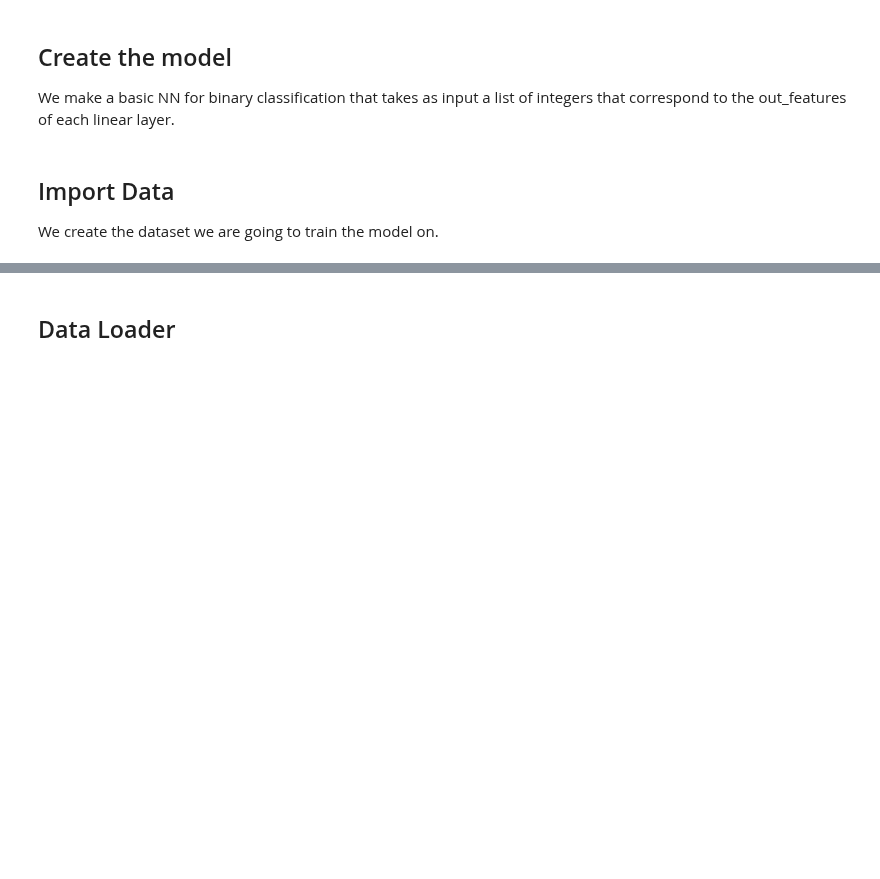
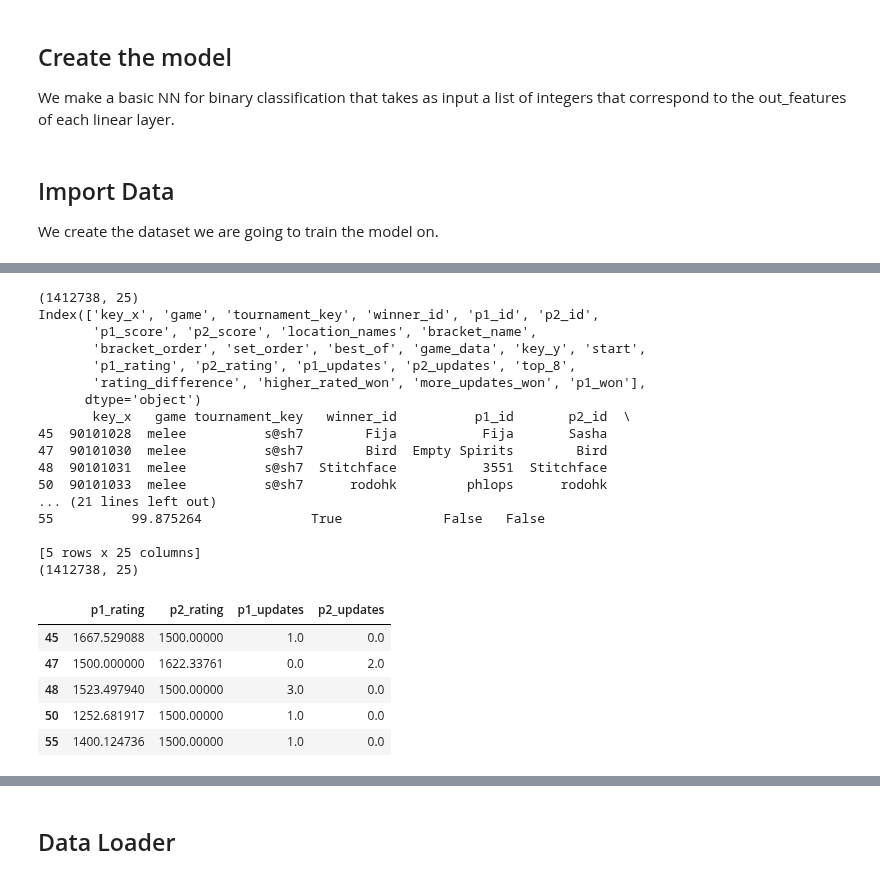
Before and after one commit to jjaw89/fall-2024-smash-melee-top-8-prediction, a Jupyter notebook: baseline_models/optuna_baseline.ipynb, the cells around one changed output, grey strips where cells are left out. Cells and saved outputs as stored; diff of their text form; code cells hidden in the pictures; blank space fills up the shorter version.

```diff
--- a/baseline_models/optuna_baseline.ipynb
+++ b/baseline_models/optuna_baseline.ipynb
@@ -99,28 +102,52 @@ df['rating_difference'].describe()
 # %%
-# df = df[df['top_8'] == True]
-df = df[df['rating_difference'] > 1]
-df = df[df['rating_difference'] < 10]
+df = df[df['top_8'] == False]
+# df = df[df['rating_difference'] > 1]
+# df = df[df['rating_difference'] < 10]
 print(df.shape)
 print(df.columns)
 
 features = ['p1_rating', 'p2_rating', 'p1_updates', 'p2_updates']
 # features = ['p1_updates', 'p2_updates']
 # features = ['p1_rating', 'p2_rating']
 print(df.head())
 print(df.shape)
 
 # # features = ['a', 'b', 'c', 'd', 'e', 'f', 'g', 'h']
 
 X = df[features].astype(float).values  # Convert to numpy array
 y = df['p1_won'].astype(float).values  # Convert to numpy array
 X_train, X_test, y_train, y_test = train_test_split(X, y, train_size=.7, random_state=42)
 X_test, X_val, y_test, y_val = train_test_split(X_test, y_test, train_size=.5, random_state=103)
 
 # # Convert the splits to PyTorch tensors and reshape y to be 2D
 X_train, y_train = torch.tensor(X_train, dtype=torch.float32), torch.tensor(y_train, dtype=torch.float32).unsqueeze(1)
 X_test, y_test = torch.tensor(X_test, dtype=torch.float32), torch.tensor(y_test, dtype=torch.float32).unsqueeze(1)
 X_val, y_val = torch.tensor(X_val, dtype=torch.float32), torch.tensor(y_val, dtype=torch.float32).unsqueeze(1)
 df[features].head()
+# %% [output]
+(1412738, 25)
+Index(['key_x', 'game', 'tournament_key', 'winner_id', 'p1_id', 'p2_id',
+       'p1_score', 'p2_score', 'location_names', 'bracket_name',
+       'bracket_order', 'set_order', 'best_of', 'game_data', 'key_y', 'start',
+       'p1_rating', 'p2_rating', 'p1_updates', 'p2_updates', 'top_8',
+       'rating_difference', 'higher_rated_won', 'more_updates_won', 'p1_won'],
+      dtype='object')
+       key_x   game tournament_key   winner_id          p1_id       p2_id  \
+45  90101028  melee          s@sh7        Fija           Fija       Sasha
+47  90101030  melee          s@sh7        Bird  Empty Spirits        Bird
+48  90101031  melee          s@sh7  Stitchface           3551  Stitchface
+50  90101033  melee          s@sh7      rodohk         phlops      rodohk
+... (21 lines left out)
+55          99.875264              True             False   False
+
+[5 rows x 25 columns]
+(1412738, 25)
+|  | p1_rating | p2_rating | p1_updates | p2_updates |
+| 45 | 1667.529088 | 1500.00000 | 1.0 | 0.0 |
+| 47 | 1500.000000 | 1622.33761 | 0.0 | 2.0 |
+| 48 | 1523.497940 | 1500.00000 | 3.0 | 0.0 |
+| 50 | 1252.681917 | 1500.00000 | 1.0 | 0.0 |
+| 55 | 1400.124736 | 1500.00000 | 1.0 | 0.0 |
 # %%
 import optuna
 import xgboost as xgb
```
Also changed, not shown: parts of 7 cells of this notebook, 2 other files.
